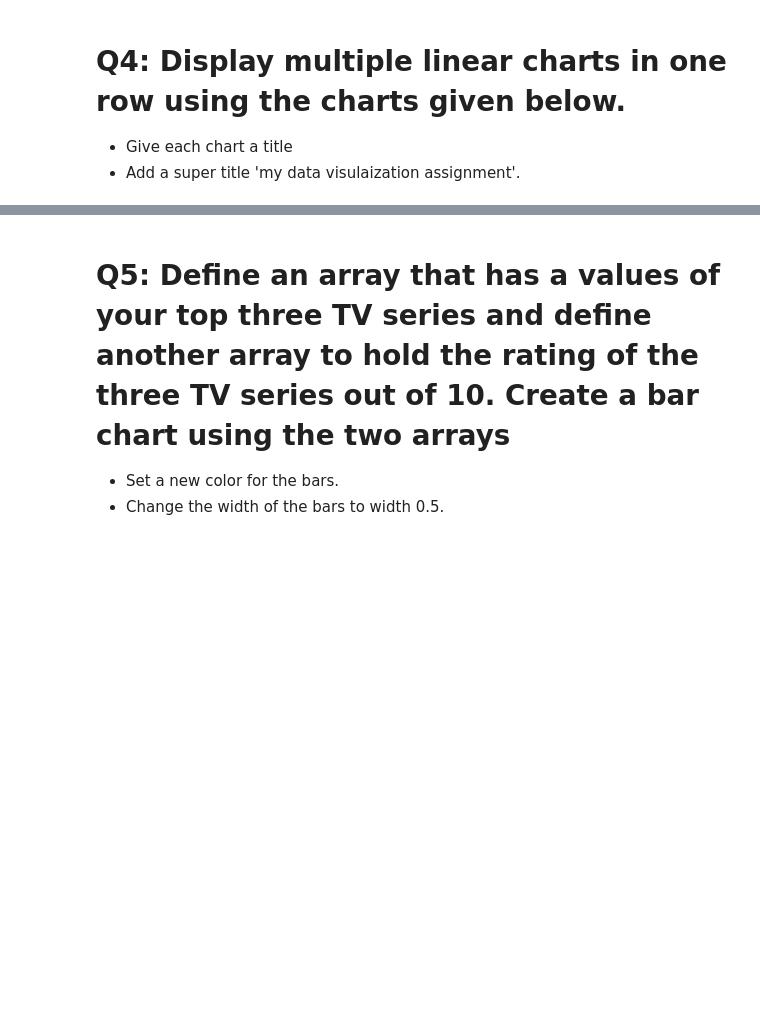
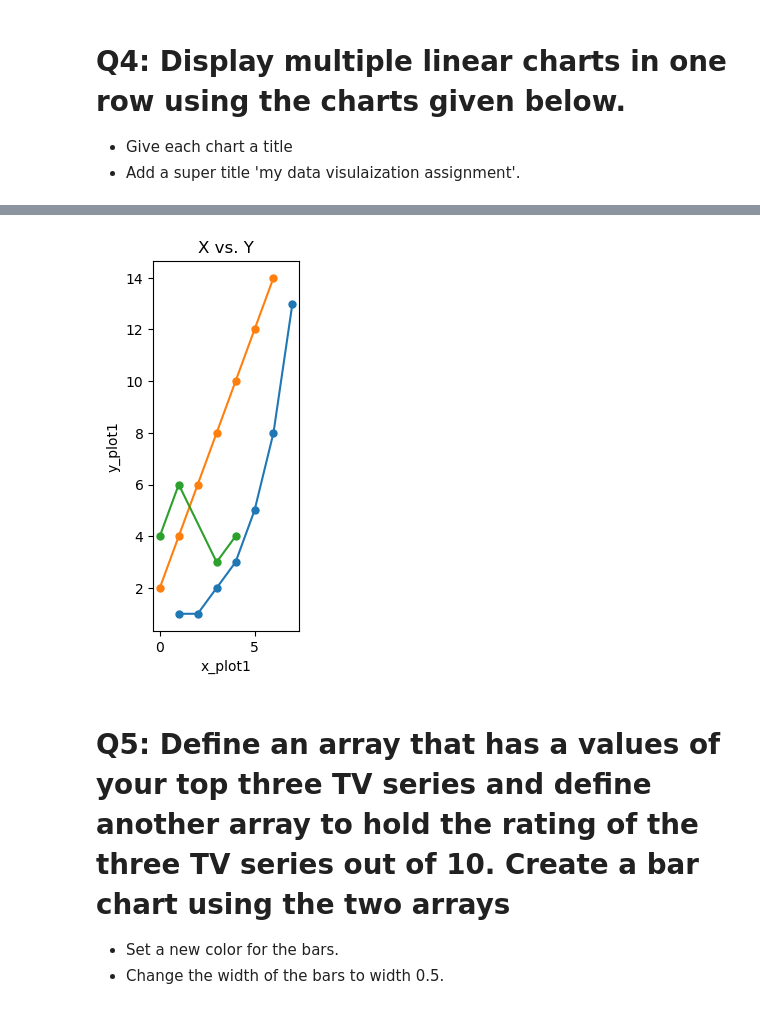
Before and after one commit to RazanAlyahya/Matplotlib-Lab2, a Jupyter notebook: Day#8_Matplotlib_razanalyahya2.ipynb, the cells around one changed output, grey strips where cells are left out. Drawn from its saved outputs; the diff is of its cells as text; code cells hidden in the pictures; blank space fills up the shorter version.

```diff
--- a/Day#8_Matplotlib_razanalyahya2.ipynb
+++ b/Day#8_Matplotlib_razanalyahya2.ipynb
@@ -80,5 +90,27 @@ plt.plot(x_plot3,y_plot3,marker=".", markersize=10)
 # %%
 # write your code here ^_^
+#super title = my data visulaization assignment
+#title = First Chart
+x_plot1 = np.array([1, 2, 3, 4, 5, 6, 7])
+y_plot1 = np.array([1, 1, 2, 3, 5, 8, 13])
+plt.subplot(1,3,1)
+plt.plot(x_plot1,y_plot1,marker=".", markersize=10)
+
+#title = Second Chart
+x_plot2 = np.array([0, 1, 2, 3, 4, 5, 6])
+y_plot2 = np.array([2, 4, 6, 8, 10, 12, 14])
+plt.plot(x_plot2,y_plot2,marker=".", markersize=10)
+
+#title = Third Chart
+x_plot3 = np.array([0, 1, 3, 4])
+y_plot3 = np.array([4, 6, 3, 4])
+plt.plot(x_plot3,y_plot3,marker=".", markersize=10)
+plt.xlabel('x_plot1')
+plt.ylabel('y_plot1')
+plt.title('X vs. Y')
+plt.show()
+# %% [output]
+[figure, added]
 # %% [markdown]
 # Q5: Define an array that has a values of your top three TV series and define another array to hold the rating of the three TV series out of 10. Create a bar chart using the two arrays
 - Set a new color for the bars.
```
Also changed, not shown: parts of 1 cell of this notebook.
